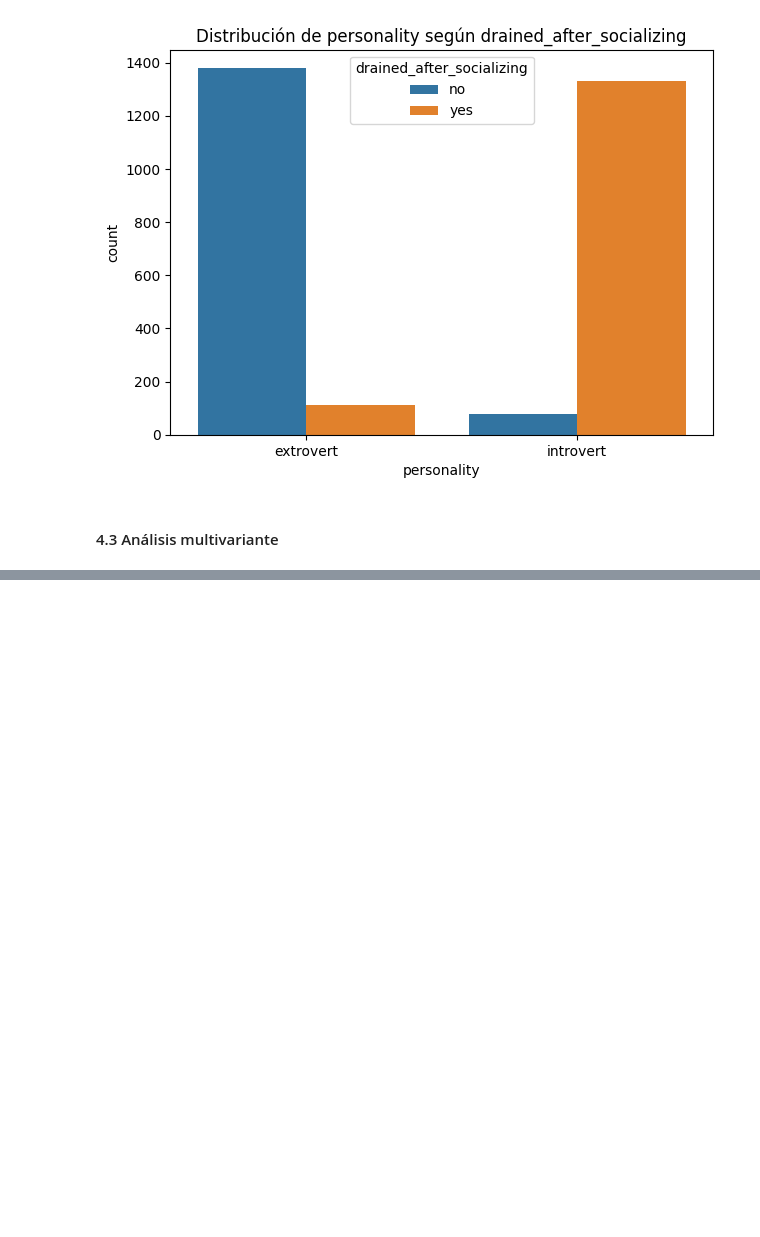
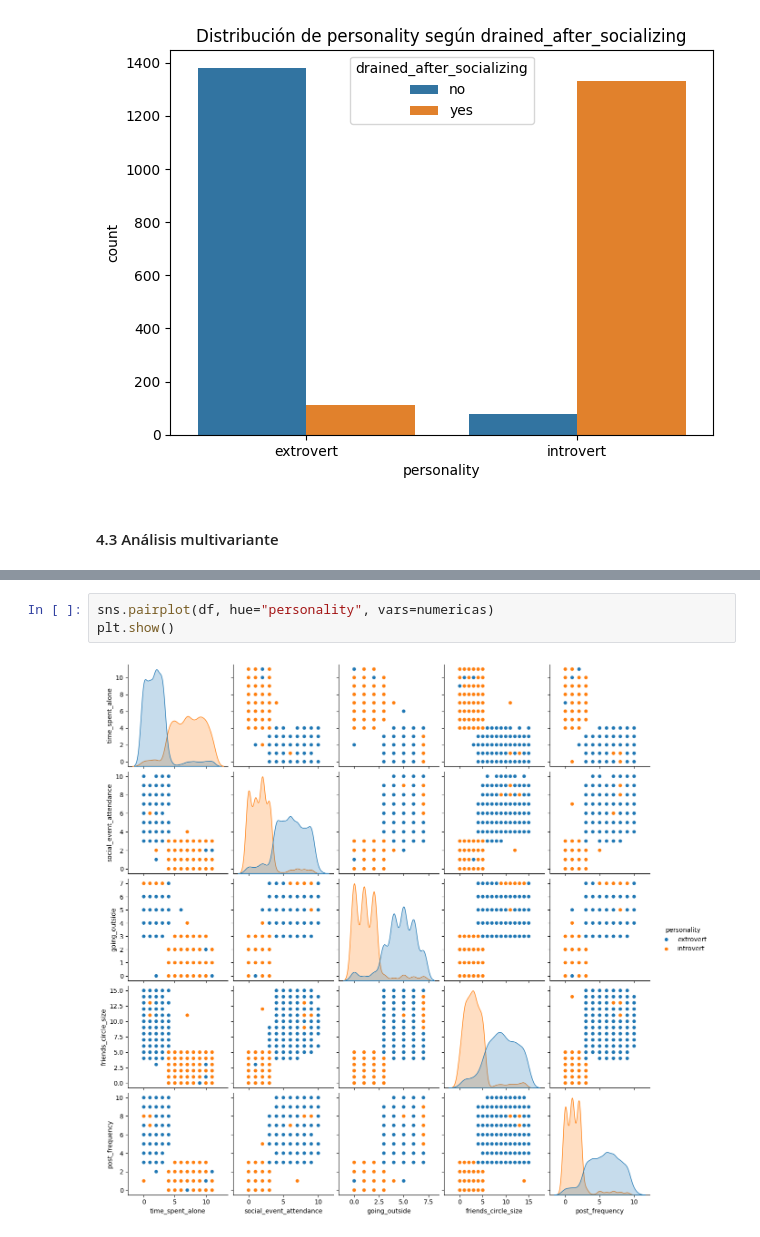
Before and after one commit to Marpp98/EDA_Extrovert_VS_Introvert_behaviour, a Jupyter notebook: notebooks/notebook.ipynb, the cells around one changed output, grey strips where cells are left out. Saved outputs shown, nothing was run; the diff lists cells and outputs as text; blank space fills up the shorter version.

```diff
--- a/notebooks/notebook.ipynb
+++ b/notebooks/notebook.ipynb
@@ -664,0 +684,5 @@ grafico_barras_categoricas_target(df,categoricas,target)
+# %%
+sns.pairplot(df, hue="personality", vars=numericas)
+plt.show()
+# %% [output]
+[figure, added]
```
Also changed, not shown: parts of 6 cells of this notebook.
